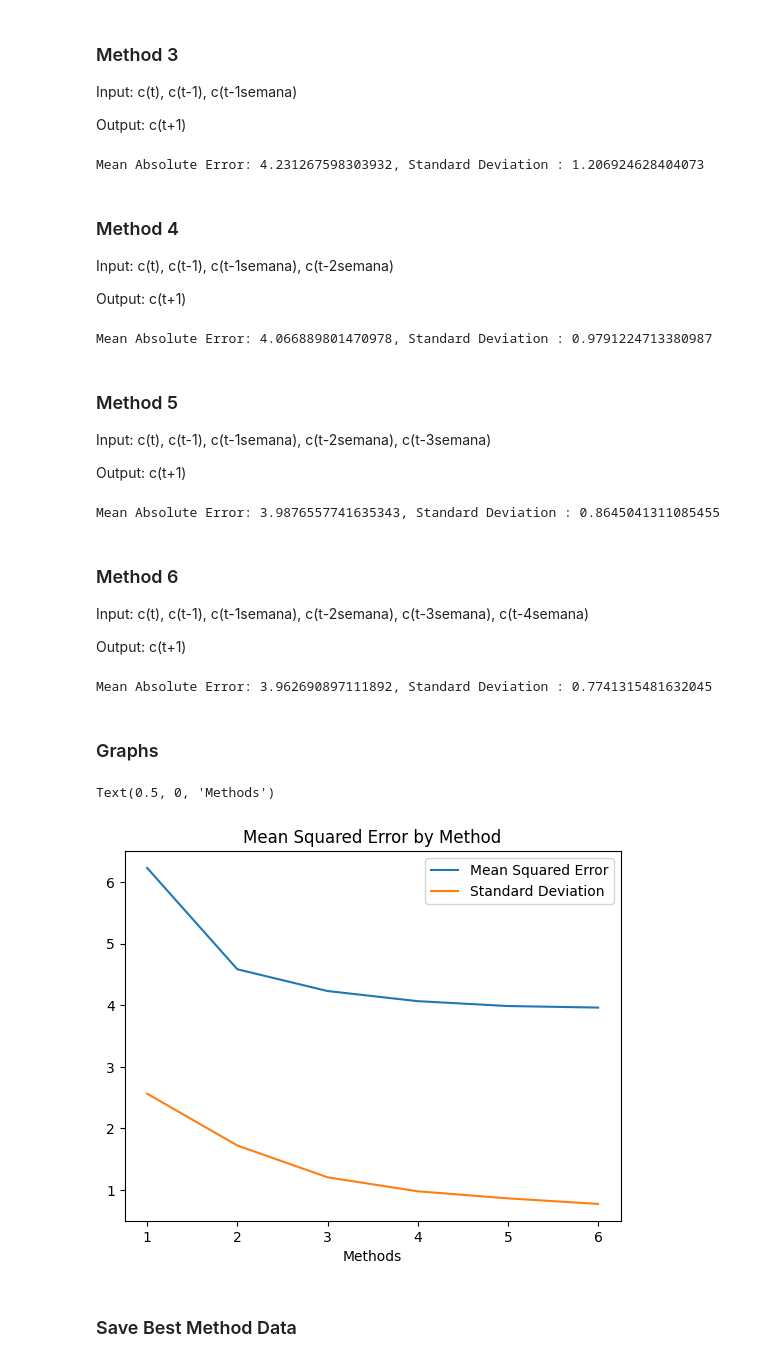
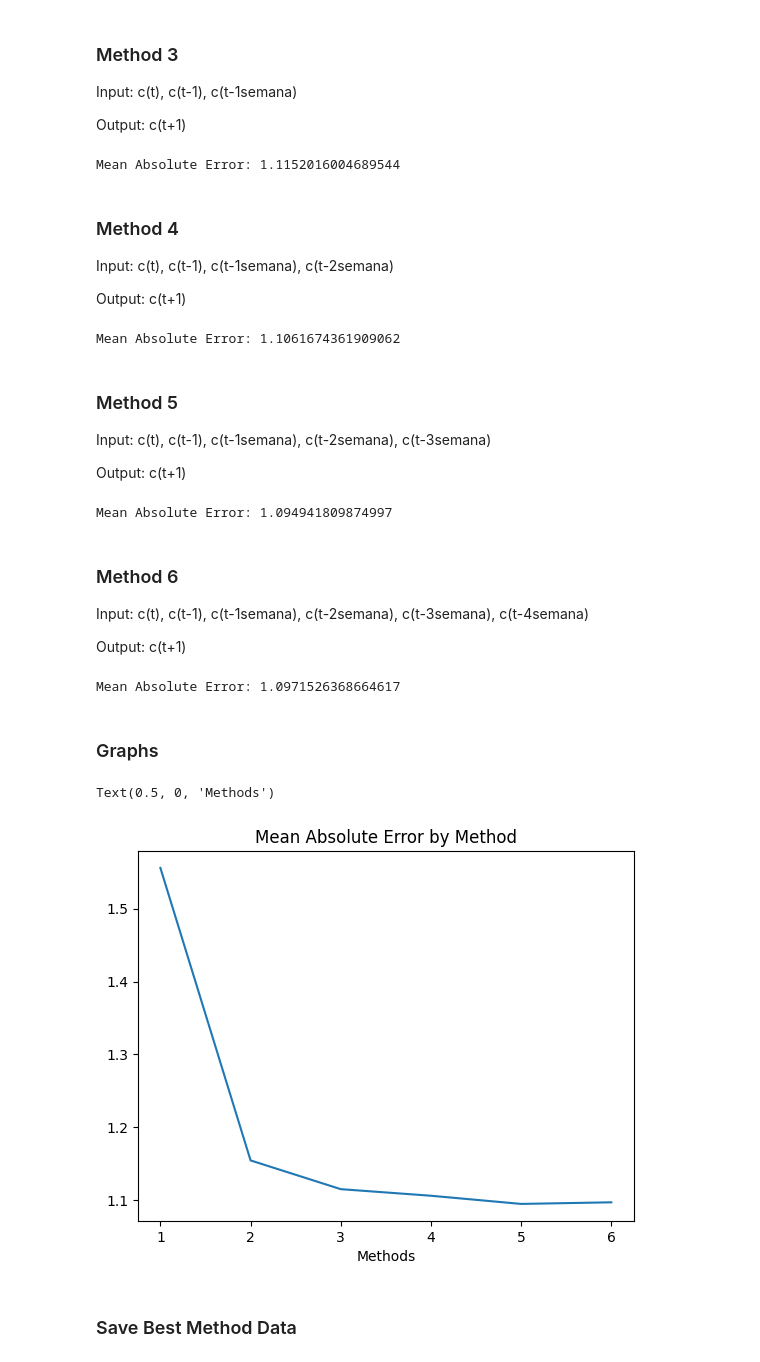
Before and after one commit to FlipGoncalves/BikeSharingDeepLearning, a Jupyter notebook: Regression/regressionStationsDate.ipynb, the cells around one changed output. Cells and saved outputs as stored; diff of their text form; code cells hidden in the pictures.

```diff
--- a/Regression/regressionStationsDate.ipynb
+++ b/Regression/regressionStationsDate.ipynb
@@ -155,16 +149,13 @@ X = dataset_method3.drop(columns=["Count", "Year", "Day"])
 y = dataset_method3["Count"]
 
 lm = linear_model.LinearRegression()
-scores = cross_val_score(lm, X, y, cv=10, scoring="neg_mean_squared_error")
+scores = cross_val_score(lm, X, y, cv=10, scoring="neg_median_absolute_error")
 
 mse = abs(scores.mean())
-stdAccuracy = scores.std()
-print(f"Mean Absolute Error: {mse}, Standard Deviation : {stdAccuracy}")
-
+print(f"Mean Absolute Error: {mse}")
 mse_array.append(mse)
-accuracy_array.append(stdAccuracy)
 # %% [output]
-Mean Absolute Error: 4.231267598303932, Standard Deviation : 1.206924628404073
+Mean Absolute Error: 1.1152016004689544
 # %% [markdown]
 ### Method 4
 
@@ -200,16 +191,13 @@ X = dataset_method4.drop(columns=["Count", "Year", "Day"])
 y = dataset_method4["Count"]
 
 lm = linear_model.LinearRegression()
-scores = cross_val_score(lm, X, y, cv=10, scoring="neg_mean_squared_error")
+scores = cross_val_score(lm, X, y, cv=10, scoring="neg_median_absolute_error")
 
 mse = abs(scores.mean())
-stdAccuracy = scores.std()
-print(f"Mean Absolute Error: {mse}, Standard Deviation : {stdAccuracy}")
-
+print(f"Mean Absolute Error: {mse}")
 mse_array.append(mse)
-accuracy_array.append(stdAccuracy)
 # %% [output]
-Mean Absolute Error: 4.066889801470978, Standard Deviation : 0.9791224713380987
+Mean Absolute Error: 1.1061674361909062
 # %% [markdown]
 ### Method 5
 
@@ -245,16 +233,13 @@ X = dataset_method5.drop(columns=["Count", "Year", "Day"])
 y = dataset_method5["Count"]
 
 lm = linear_model.LinearRegression()
-scores = cross_val_score(lm, X, y, cv=10, scoring="neg_mean_squared_error")
+scores = cross_val_score(lm, X, y, cv=10, scoring="neg_median_absolute_error")
 
 mse = abs(scores.mean())
-stdAccuracy = scores.std()
-print(f"Mean Absolute Error: {mse}, Standard Deviation : {stdAccuracy}")
-
+print(f"Mean Absolute Error: {mse}")
 mse_array.append(mse)
-accuracy_array.append(stdAccuracy)
 # %% [output]
-Mean Absolute Error: 3.9876557741635343, Standard Deviation : 0.8645041311085455
+Mean Absolute Error: 1.094941809874997
 # %% [markdown]
 ### Method 6
 
@@ -290,27 +275,22 @@ X = dataset_method6.drop(columns=["Count", "Year", "Day"])
 y = dataset_method6["Count"]
 
 lm = linear_model.LinearRegression()
-scores = cross_val_score(lm, X, y, cv=10, scoring="neg_mean_squared_error")
+scores = cross_val_score(lm, X, y, cv=10, scoring="neg_median_absolute_error")
 
 mse = abs(scores.mean())
-stdAccuracy = scores.std()
-print(f"Mean Absolute Error: {mse}, Standard Deviation : {stdAccuracy}")
-
+print(f"Mean Absolute Error: {mse}")
 mse_array.append(mse)
-accuracy_array.append(stdAccuracy)
 # %% [output]
-Mean Absolute Error: 3.962690897111892, Standard Deviation : 0.7741315481632045
+Mean Absolute Error: 1.0971526368664617
 # %% [markdown]
 ### Graphs
 # %%
 plt.plot(list(range(1,len(mse_array)+1)), mse_array)
-plt.plot(list(range(1,len(accuracy_array)+1)), accuracy_array)
-plt.legend(["Mean Squared Error", "Standard Deviation"])
-plt.title("Mean Squared Error by Method")
+plt.title("Mean Absolute Error by Method")
 plt.xlabel("Methods")
 # %% [output]
 Text(0.5, 0, 'Methods')
-[figure, old version]
+[figure, new version]
 # %% [markdown]
 ### Save Best Method Data
 # %%
```
Also changed, not shown: parts of 3 cells of this notebook, 8 other files.
